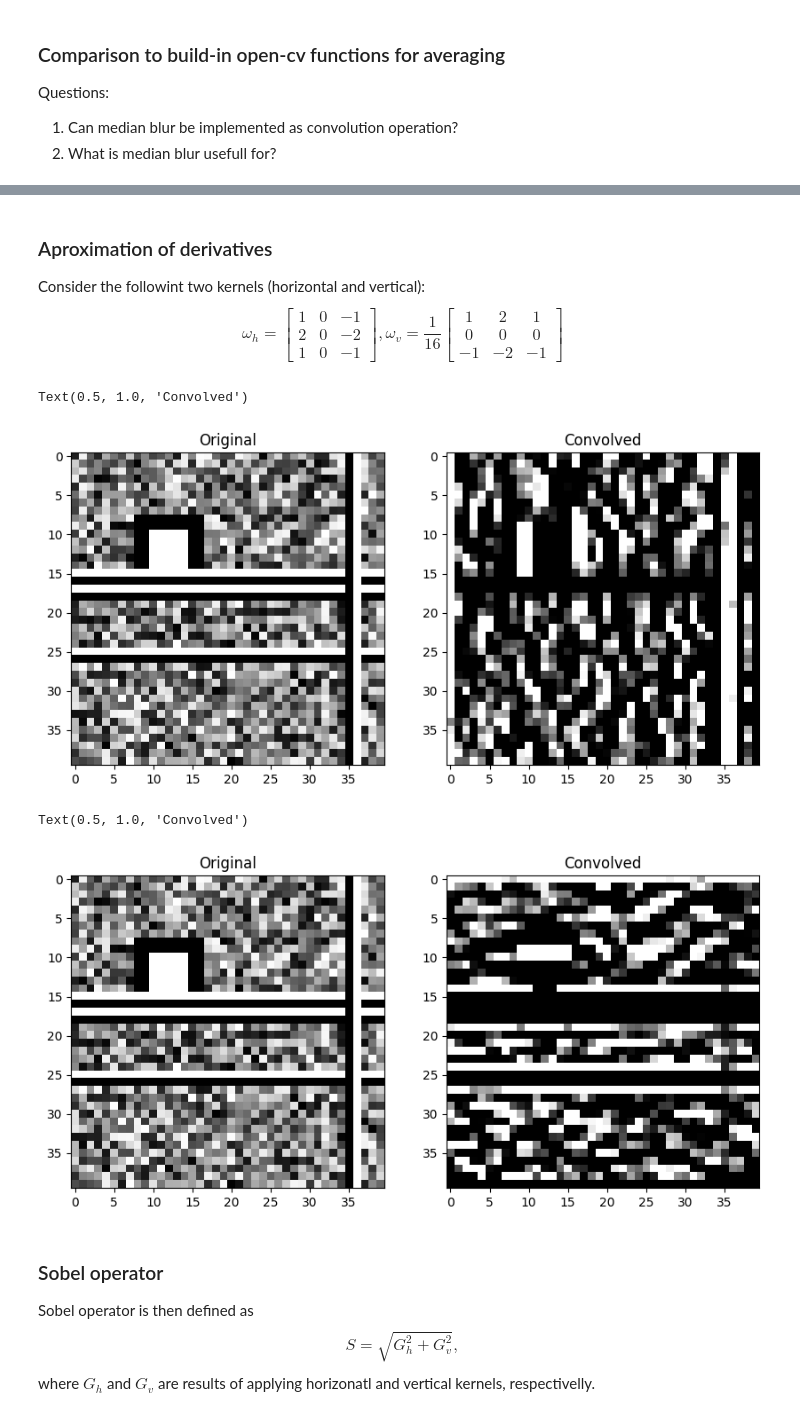
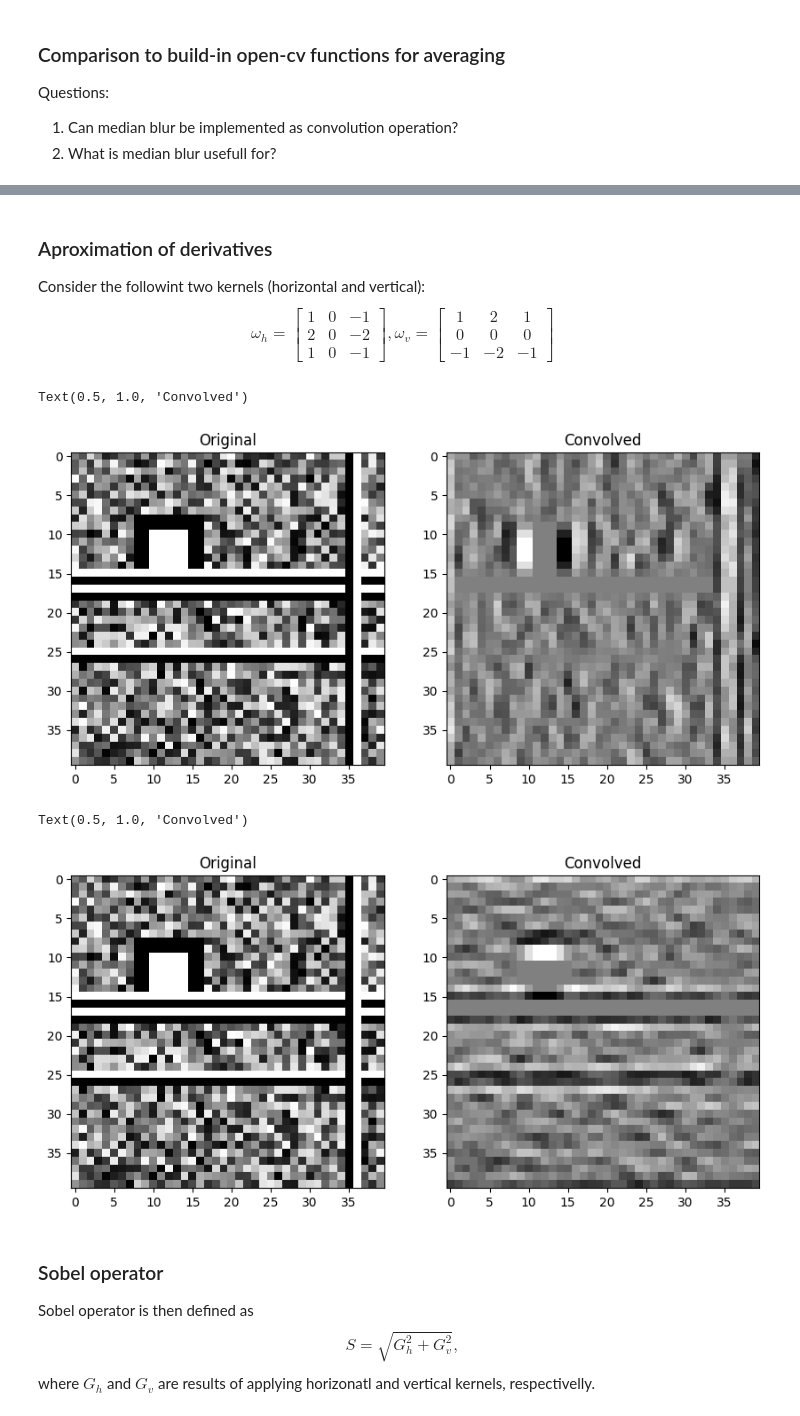
Before and after one commit to CVUT-FS-12110/Machine-Perception-and-Image-Analysis, a Jupyter notebook: src/lectures/05_convolution/convolution.ipynb, the cells around one changed output, grey strips where cells are left out. Cells and saved outputs as stored; diff of their text form; code cells hidden in the pictures.

```diff
--- a/src/lectures/05_convolution/convolution.ipynb
+++ b/src/lectures/05_convolution/convolution.ipynb
@@ -134,7 +134,7 @@ $$
     2 & 0 & -2 \\
     1 & 0 & -1
 \end{bmatrix},
-\omega_{v} = \frac{1}{16}\begin{bmatrix}
+\omega_{v} = \begin{bmatrix}
     1 & 2 & 1 \\
     0 & 0 & 0 \\
     -1 & -2 & -1
@@ -150,26 +150,26 @@ img_horizontal = cv.filter2D(img, -1, cv.flip(kernel_h, -1), borderType=cv.BORDE
 fig, (ax1, ax2) = plt.subplots(1,2,figsize=(10,5))
 ax1.imshow(img, cmap="gray", vmin=0.0, vmax=1.0)
 ax1.set_title("Original")
-ax2.imshow(img_horizontal, cmap="gray", vmin=0.0, vmax=1.0)
+ax2.imshow(img_horizontal, cmap="gray")
 ax2.set_title("Convolved")
 # %% [output]
 Text(0.5, 1.0, 'Convolved')
-[figure, old version]
+[figure, new version]
 # %%
 kernel_v = np.array([
     [1, 2, 1],
     [0, 0, 0],
     [-1, -2, -1],
 ], dtype=np.float64)
 img_vertical = cv.filter2D(img, -1, cv.flip(kernel_v, -1), borderType=cv.BORDER_CONSTANT)
 fig, (ax1, ax2) = plt.subplots(1,2,figsize=(10,5))
 ax1.imshow(img, cmap="gray", vmin=0.0, vmax=1.0)
 ax1.set_title("Original")
-ax2.imshow(img_vertical, cmap="gray", vmin=0.0, vmax=1.0)
+ax2.imshow(img_vertical, cmap="gray")
 ax2.set_title("Convolved")
 # %% [output]
 Text(0.5, 1.0, 'Convolved')
-[figure, old version]
+[figure, new version]
 # %% [markdown]
 ### Sobel operator
 
```
Also changed, not shown: parts of 8 cells of this notebook, 1 other file.
